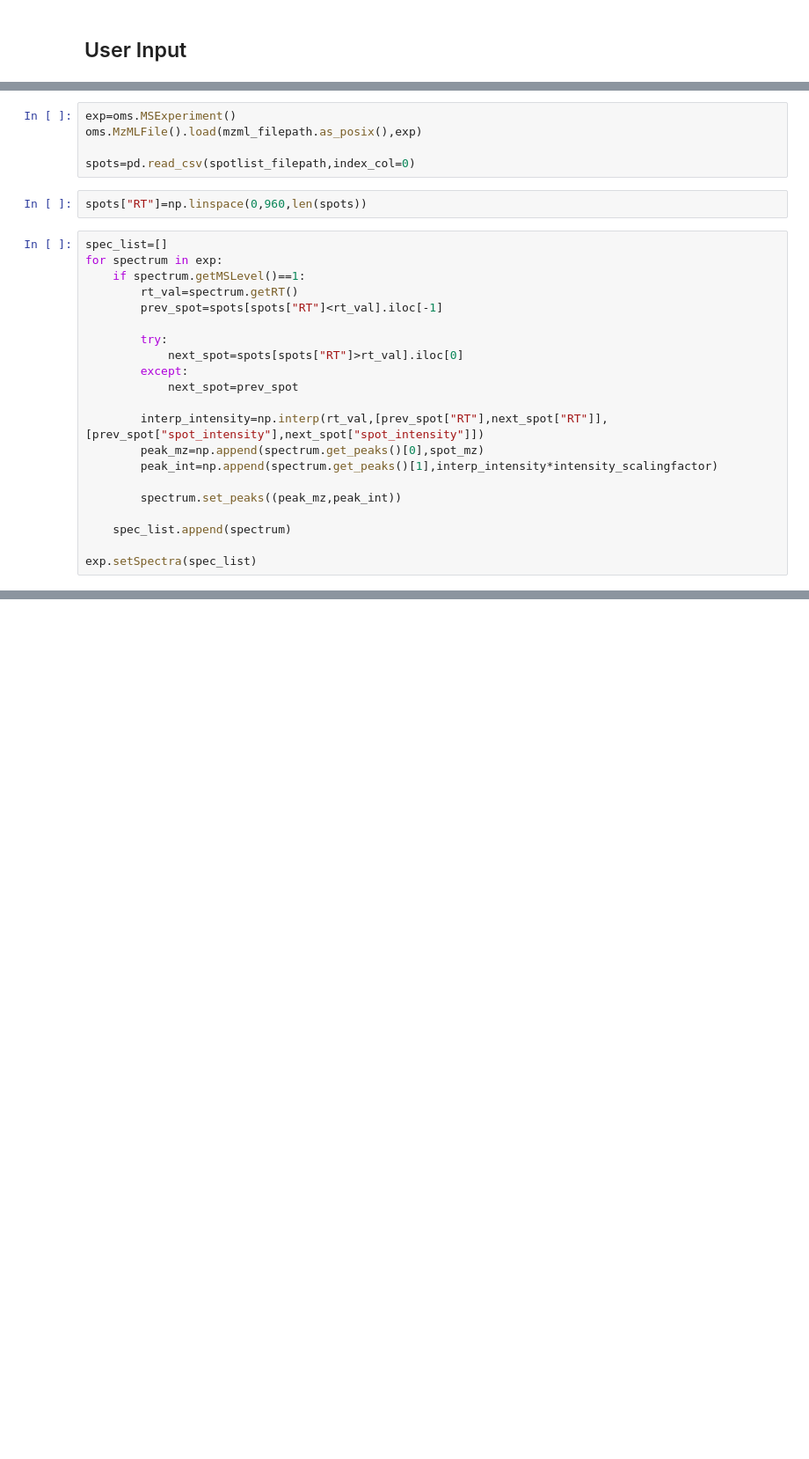
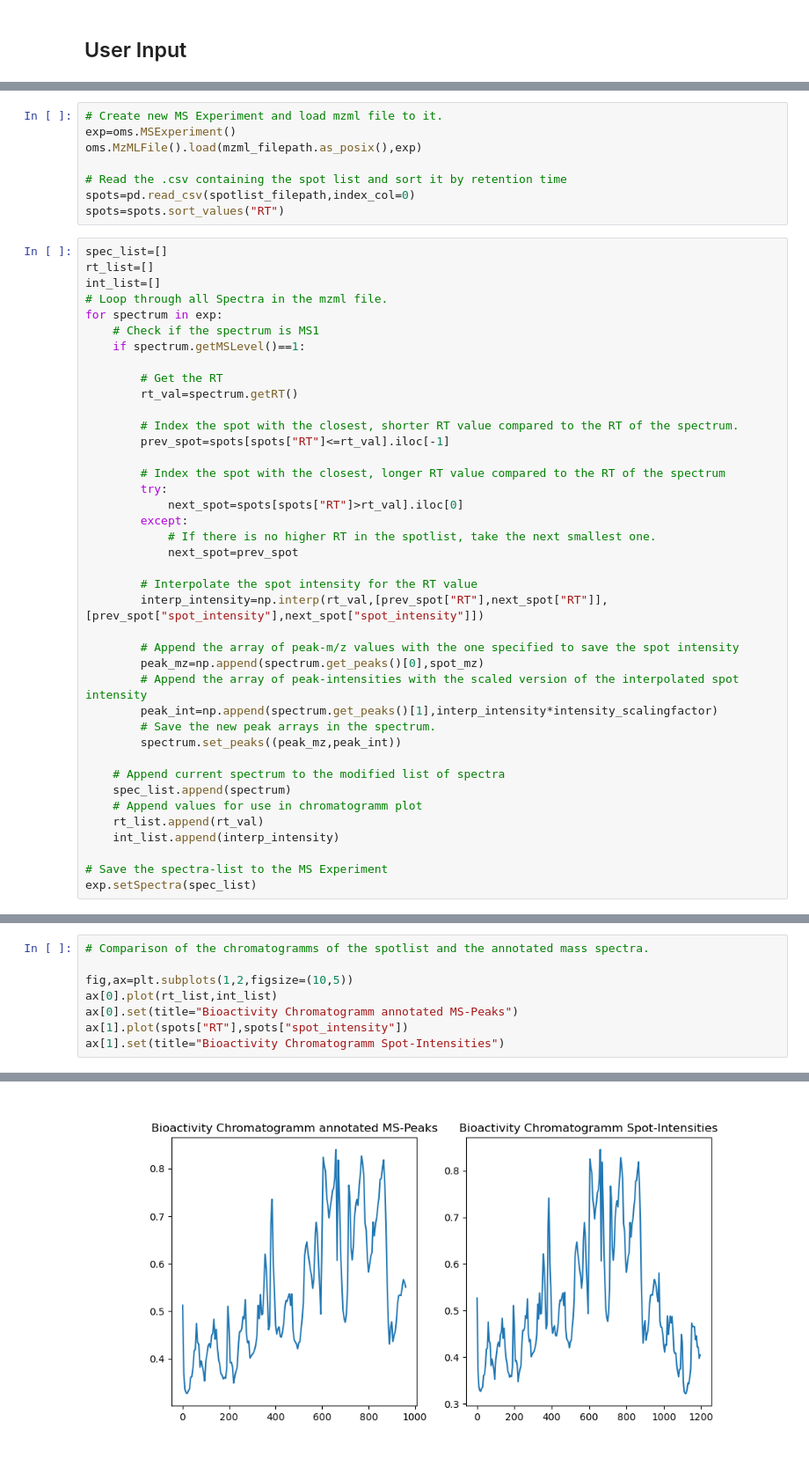
Before and after one commit to Functional-Metabolomics-Lab/MicrospotReader_test, a Jupyter notebook: mzml_annotation.ipynb, the cells around one changed output, grey strips where cells are left out. Shown at 88% size. Drawn from its saved outputs; the diff is of its cells as text; blank space fills up the shorter version.

Commit message:
added test mzml, comments and plot

```diff
--- a/mzml_annotation.ipynb
+++ b/mzml_annotation.ipynb
@@ -33,29 +40,49 @@ spot_mz=1000
 # %%
+# Create new MS Experiment and load mzml file to it.
 exp=oms.MSExperiment()
 oms.MzMLFile().load(mzml_filepath.as_posix(),exp)
 
+# Read the .csv containing the spot list and sort it by retention time
 spots=pd.read_csv(spotlist_filepath,index_col=0)
+spots=spots.sort_values("RT")
-# %%
-spots["RT"]=np.linspace(0,960,len(spots))
 # %%
 spec_list=[]
+rt_list=[]
+int_list=[]
+# Loop through all Spectra in the mzml file.
 for spectrum in exp:
+    # Check if the spectrum is MS1
     if spectrum.getMSLevel()==1:
+
+        # Get the RT
         rt_val=spectrum.getRT()
-        prev_spot=spots[spots["RT"]<rt_val].iloc[-1]
 
+        # Index the spot with the closest, shorter RT value compared to the RT of the spectrum.
+        prev_spot=spots[spots["RT"]<=rt_val].iloc[-1]
+
+        # Index the spot with the closest, longer RT value compared to the RT of the spectrum
         try:
             next_spot=spots[spots["RT"]>rt_val].iloc[0]
         except:
+            # If there is no higher RT in the spotlist, take the next smallest one.
             next_spot=prev_spot
 
+        # Interpolate the spot intensity for the RT value
         interp_intensity=np.interp(rt_val,[prev_spot["RT"],next_spot["RT"]],[prev_spot["spot_intensity"],next_spot["spot_intensity"]])
+
+        # Append the array of peak-m/z values with the one specified to save the spot intensity
         peak_mz=np.append(spectrum.get_peaks()[0],spot_mz)
+        # Append the array of peak-intensities with the scaled version of the interpolated spot intensity
         peak_int=np.append(spectrum.get_peaks()[1],interp_intensity*intensity_scalingfactor)
-
+        # Save the new peak arrays in the spectrum.
         spectrum.set_peaks((peak_mz,peak_int))
 
+    # Append current spectrum to the modified list of spectra
     spec_list.append(spectrum)
+    # Append values for use in chromatogramm plot
+    rt_list.append(rt_val)
+    int_list.append(interp_intensity)
 
+# Save the spectra-list to the MS Experiment
 exp.setSpectra(spec_list)
 # %%
@@ -76,2 +104,11 @@ plot_spectrum(exp[test])
 <Axes: xlabel='m/z', ylabel='Intensity'>
 [figure]
+# %%
+# Comparison of the chromatogramms of the spotlist and the annotated mass spectra.
+
+fig,ax=plt.subplots(1,2,figsize=(10,5))
+ax[0].plot(rt_list,int_list)
+ax[0].set(title="Bioactivity Chromatogramm annotated MS-Peaks")
+ax[1].plot(spots["RT"],spots["spot_intensity"])
+ax[1].set(title="Bioactivity Chromatogramm Spot-Intensities")
+# %% [output]
@@ -77,0 +116 @@ plot_spectrum(exp[test])
+[figure, added]
```
Also changed, not shown: parts of 5 cells of this notebook, 3 other files.
